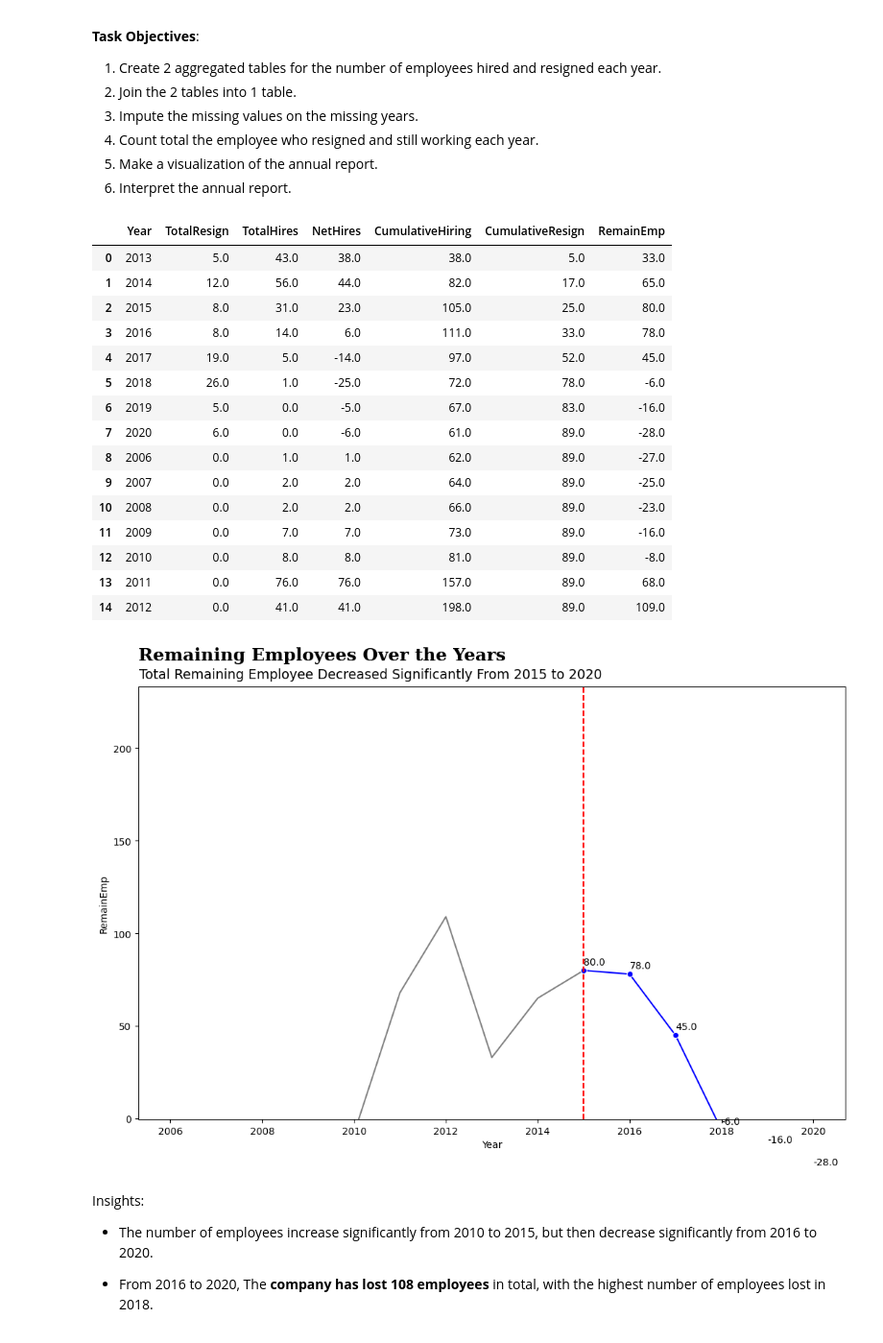
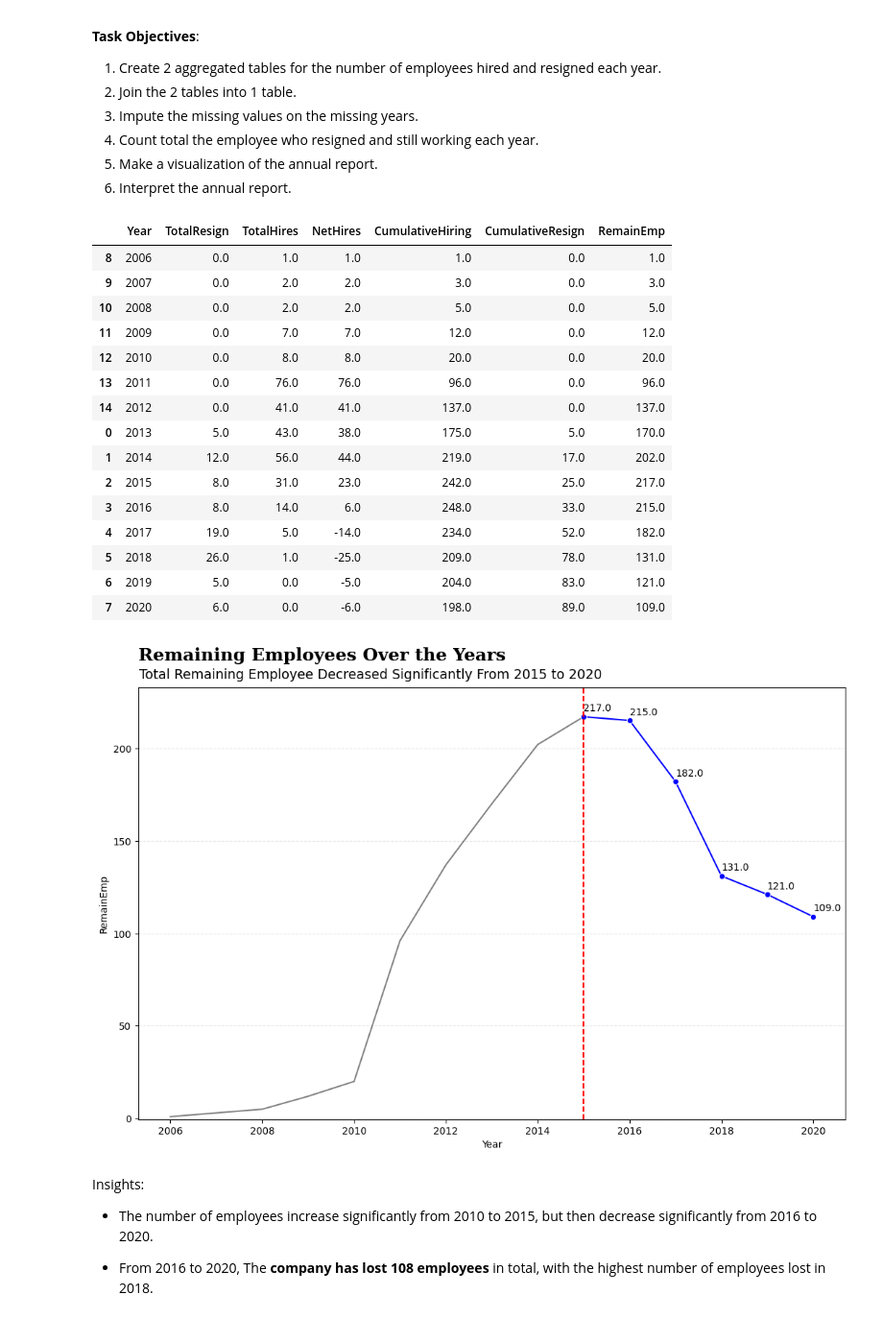
Before and after one commit to azaryasph/Improving-Employee-Retention-By-Predicting-Employee-Attrition-Using-Machine-Learning, a Jupyter notebook: notebook/predict_employee_attrition.ipynb, the cells around one changed output. Shown at 96% size. Cells and saved outputs as stored; diff of their text form; code cells hidden in the pictures.

```diff
--- a/notebook/predict_employee_attrition.ipynb
+++ b/notebook/predict_employee_attrition.ipynb
@@ -389,48 +389,52 @@ for col, fill_value in cols_fillna.items():
     if isinstance(fill_value, str):
         metrics_agg[col] = metrics_agg[col].fillna(metrics_agg[fill_value])
     else:
         metrics_agg[col] = metrics_agg[col].fillna(fill_value)
 
 # Set only 1 year column for the year
 # Rename Resign Year as the year
 rename_yr = {'ResignYear': 'Year'}
 metrics_agg = metrics_agg.rename(columns=rename_yr)
 metrics_agg.drop(columns='HiringYear', inplace=True)
 
 # Change the Year dtype to int for better view
 metrics_agg['Year'] = metrics_agg['Year'].astype(int)
 
 # Create a new column by Calculate the difference between TotalHiring and TotalResign for each year
 metrics_agg['NetHires'] = metrics_agg['TotalHires'] - metrics_agg['TotalResign']
 
+metrics_agg.sort_values(by='Year', inplace=True)
+
+
 # Create new column by calculate the cumulative sum of TotalHiring over the years0
 metrics_agg['CumulativeHiring'] = metrics_agg['NetHires'].cumsum()
 
 # Create a new column by calculate the cumulative sum of TotalResign over the years
 metrics_agg['CumulativeResign'] = metrics_agg['TotalResign'].cumsum()
 
 # Create a new column by calculate the remaining employees for each year
 # by subtracting the cumulative resignations from the cumulative hirings
 metrics_agg['RemainEmp'] = metrics_agg['CumulativeHiring'] - metrics_agg['CumulativeResign']
 
+
 metrics_agg
 # %% [output]
 |  | Year | TotalResign | TotalHires | NetHires | CumulativeHiring | CumulativeResign | RemainEmp |
-| 0 | 2013 | 5.0 | 43.0 | 38.0 | 38.0 | 5.0 | 33.0 |
-| 1 | 2014 | 12.0 | 56.0 | 44.0 | 82.0 | 17.0 | 65.0 |
-| 2 | 2015 | 8.0 | 31.0 | 23.0 | 105.0 | 25.0 | 80.0 |
-| 3 | 2016 | 8.0 | 14.0 | 6.0 | 111.0 | 33.0 | 78.0 |
-| 4 | 2017 | 19.0 | 5.0 | -14.0 | 97.0 | 52.0 | 45.0 |
-| 5 | 2018 | 26.0 | 1.0 | -25.0 | 72.0 | 78.0 | -6.0 |
-| 6 | 2019 | 5.0 | 0.0 | -5.0 | 67.0 | 83.0 | -16.0 |
-| 7 | 2020 | 6.0 | 0.0 | -6.0 | 61.0 | 89.0 | -28.0 |
-| 8 | 2006 | 0.0 | 1.0 | 1.0 | 62.0 | 89.0 | -27.0 |
-| 9 | 2007 | 0.0 | 2.0 | 2.0 | 64.0 | 89.0 | -25.0 |
-| 10 | 2008 | 0.0 | 2.0 | 2.0 | 66.0 | 89.0 | -23.0 |
-| 11 | 2009 | 0.0 | 7.0 | 7.0 | 73.0 | 89.0 | -16.0 |
-| 12 | 2010 | 0.0 | 8.0 | 8.0 | 81.0 | 89.0 | -8.0 |
-| 13 | 2011 | 0.0 | 76.0 | 76.0 | 157.0 | 89.0 | 68.0 |
-| 14 | 2012 | 0.0 | 41.0 | 41.0 | 198.0 | 89.0 | 109.0 |
+| 8 | 2006 | 0.0 | 1.0 | 1.0 | 1.0 | 0.0 | 1.0 |
+| 9 | 2007 | 0.0 | 2.0 | 2.0 | 3.0 | 0.0 | 3.0 |
+| 10 | 2008 | 0.0 | 2.0 | 2.0 | 5.0 | 0.0 | 5.0 |
+| 11 | 2009 | 0.0 | 7.0 | 7.0 | 12.0 | 0.0 | 12.0 |
+| 12 | 2010 | 0.0 | 8.0 | 8.0 | 20.0 | 0.0 | 20.0 |
+| 13 | 2011 | 0.0 | 76.0 | 76.0 | 96.0 | 0.0 | 96.0 |
+| 14 | 2012 | 0.0 | 41.0 | 41.0 | 137.0 | 0.0 | 137.0 |
+| 0 | 2013 | 5.0 | 43.0 | 38.0 | 175.0 | 5.0 | 170.0 |
+| 1 | 2014 | 12.0 | 56.0 | 44.0 | 219.0 | 17.0 | 202.0 |
+| 2 | 2015 | 8.0 | 31.0 | 23.0 | 242.0 | 25.0 | 217.0 |
+| 3 | 2016 | 8.0 | 14.0 | 6.0 | 248.0 | 33.0 | 215.0 |
+| 4 | 2017 | 19.0 | 5.0 | -14.0 | 234.0 | 52.0 | 182.0 |
+| 5 | 2018 | 26.0 | 1.0 | -25.0 | 209.0 | 78.0 | 131.0 |
+| 6 | 2019 | 5.0 | 0.0 | -5.0 | 204.0 | 83.0 | 121.0 |
+| 7 | 2020 | 6.0 | 0.0 | -6.0 | 198.0 | 89.0 | 109.0 |
 # %%
 yearsh = list(range(2015, 2021))
 dat2015 = metrics_agg[metrics_agg.Year.isin(yearsh)]
@@ -484,10 +488,11 @@ plt.text(
 # plt.text(2013.3, 235, 'From 2015 to 2020', fontsize=13.5, color='black')
 plt.axvline(2015, color='r', linestyle='--', linewidth=1.5)
 plt.ylim(-0.5, 233)
+plt.grid(axis='y', linestyle='--', alpha=0.3)
 
 plt.show()
 # %% [output]
-[figure, old version]
+[figure, new version]
 # %% [markdown]
 Insights:<br>
 - The number of employees increase significantly from 2010 to 2015, but then decrease significantly from 2016 to 2020.
```
Also changed, not shown: parts of 9 cells of this notebook.
